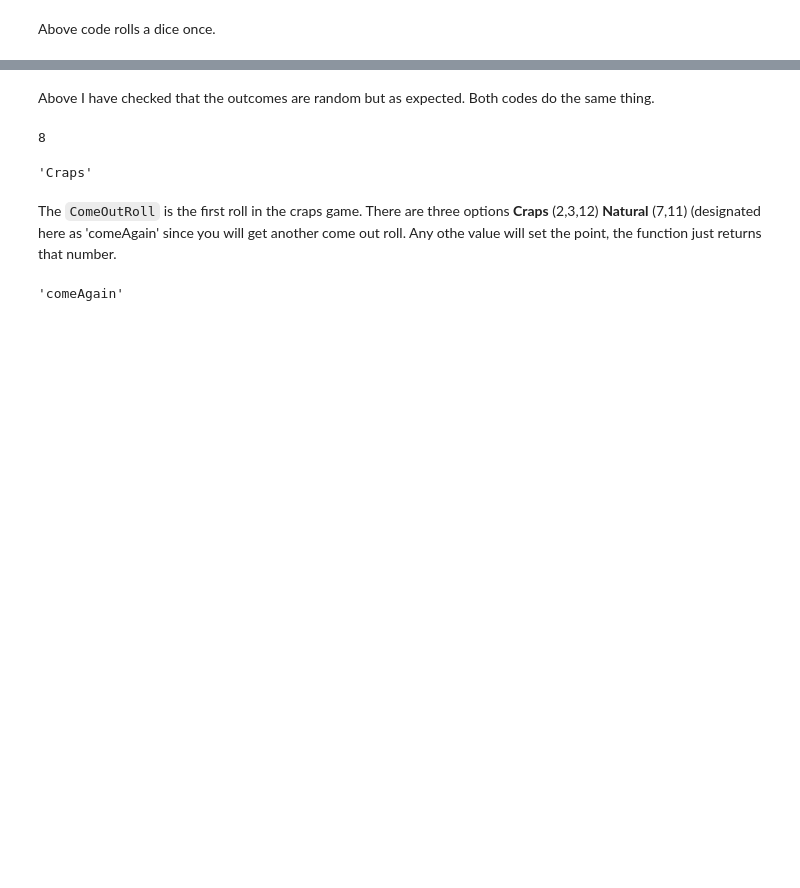
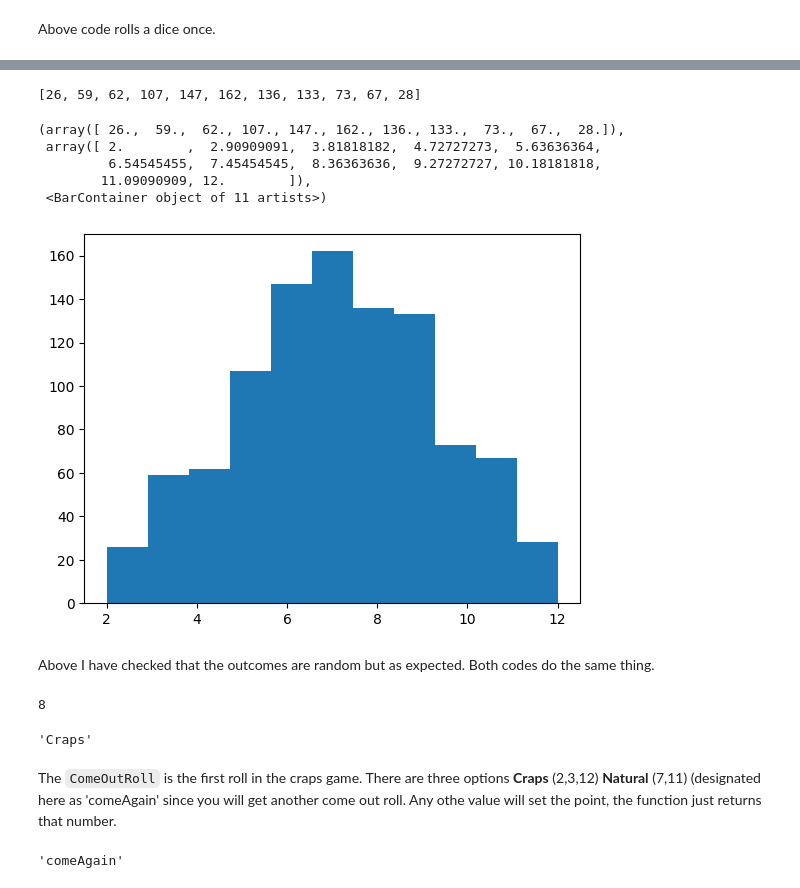
Before and after one commit to nurfnick/Operations_Research, a Jupyter notebook: Chapters/Chapter11MonteCarlo.ipynb, the cells around one changed output, grey strips where cells are left out. Cells and saved outputs as stored; diff of their text form; code cells hidden in the pictures; blank space fills up the shorter version.

```diff
--- a/Chapters/Chapter11MonteCarlo.ipynb
+++ b/Chapters/Chapter11MonteCarlo.ipynb
@@ -206,3 +211,16 @@ newlist
+# %%
+newlist
+# %% [output]
+[26, 59, 62, 107, 147, 162, 136, 133, 73, 67, 28]
+# %%
+plt.hist(sums,11, weights = newlist)
+# %% [output]
+(array([ 26.,  59.,  62., 107., 147., 162., 136., 133.,  73.,  67.,  28.]),
+ array([ 2.        ,  2.90909091,  3.81818182,  4.72727273,  5.63636364,
+         6.54545455,  7.45454545,  8.36363636,  9.27272727, 10.18181818,
+        11.09090909, 12.        ]),
+ <BarContainer object of 11 artists>)
+[figure, added]
 # %% [markdown]
 Above I have checked that the outcomes are random but as expected. Both codes do the same thing.
 # %%
```
Also changed, not shown: parts of 36 cells of this notebook.
